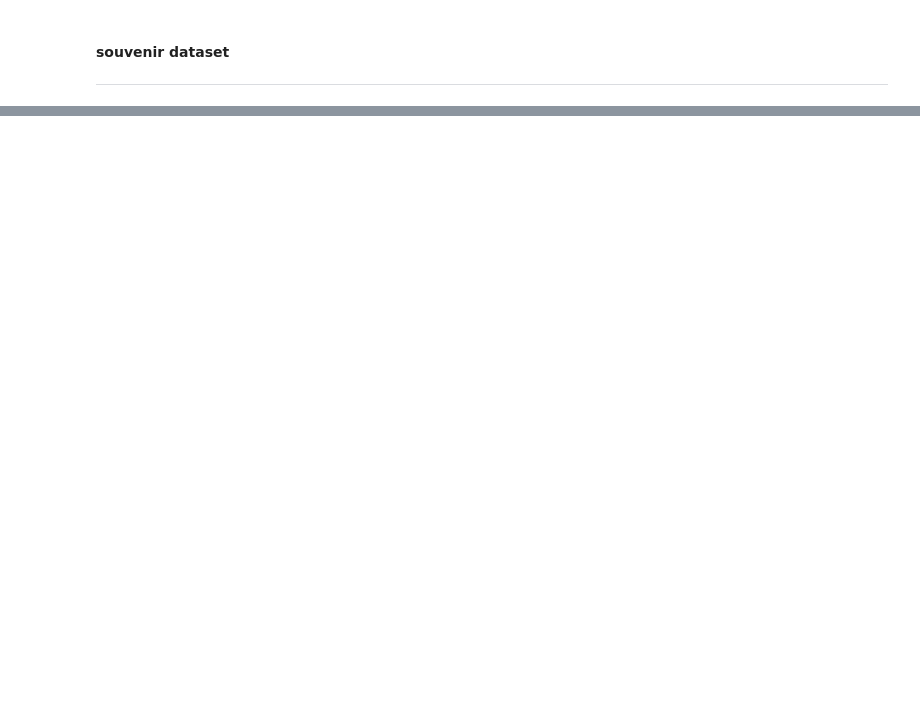
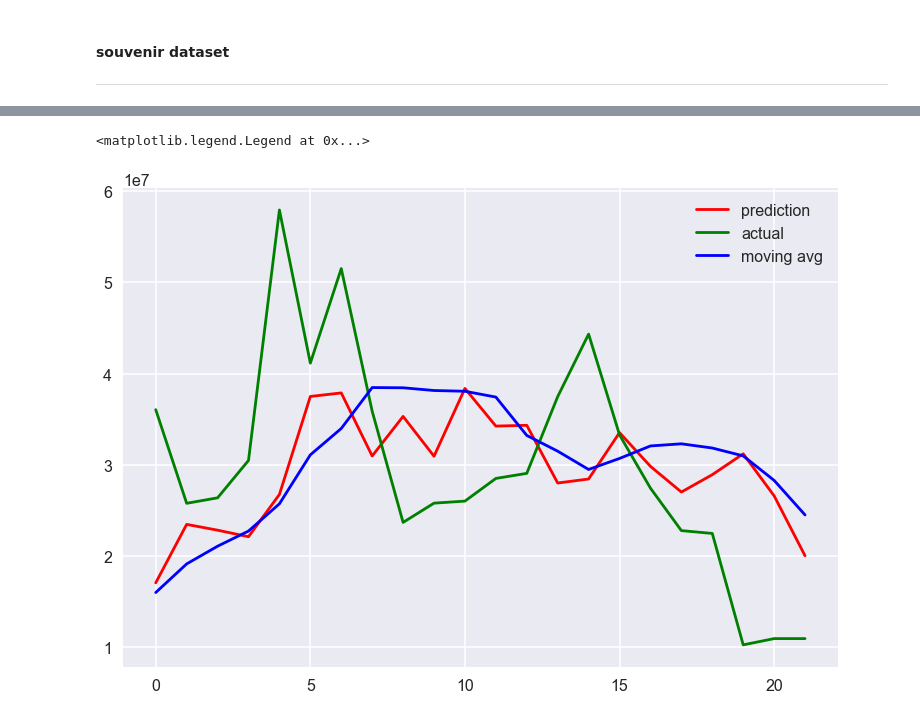
Before and after one commit to upul/WhiteBoard, a Jupyter notebook: Time_Series_Using_Linear_Regression.ipynb, the cells around one changed output, grey strips where cells are left out. Cells and saved outputs as stored; diff of their text form; code cells hidden in the pictures; blank space fills up the shorter version.

```diff
--- a/Time_Series_Using_Linear_Regression.ipynb
+++ b/Time_Series_Using_Linear_Regression.ipynb
@@ -139,0 +223,27 @@ mean_absolute_error: 7404.221891
+# %%
+def moving_average(a, n=3) :
+    ret = np.cumsum(a, dtype=float)
+    ret[n:] = ret[n:] - ret[:-n]
+    return ret[n - 1:] / n
+
+y_mov = y_all[:-1]
+moving_avg = moving_average(y_mov, n=window_size)[training_set_size - window_size:]
+
+assert len(moving_avg) == len(y_test)
+
+ml_better = 0
+mv_better = 0
+print('{0:>10s}   {1:>23s}, {2:>27s}'.format('Actual', 'Predicted', 'Moving Avg:'))
+print('=====================================================================')
+for p, a, m in zip(y_pred, y_test, moving_avg):
+    print('{0:>15,.3f}    {1:>20,.3f}   {2:>25,.3f}'.format(a, p, m))
+    ac_ml_diff = np.abs(a - p)
+    ac_mv_diff = np.abs(a - m)
+    if ac_ml_diff < ac_mv_diff:
+        ml_better += 1
+    else:
+        mv_better += 1
+print('')
+print('Machine learning does better than moving average: {}'.format(ml_better))
+print('Moveing average does better than machine learning: {}'.format(mv_better))
+print('Total number of months in testing set: {}'.format(ml_better + mv_better))
@@ -139,0 +268,8 @@ mean_absolute_error: 7404.221891
+# %%
+plt.plot(y_pred, color='r', label='prediction')
+plt.plot(y_test, color='g', label='actual')
+plt.plot(moving_avg, color='b', label='moving avg')
+plt.legend()
+# %% [output]
+<matplotlib.legend.Legend at 0x...>
+[figure, added]
```
Also changed, not shown: parts of 17 cells of this notebook, 8 other files.
